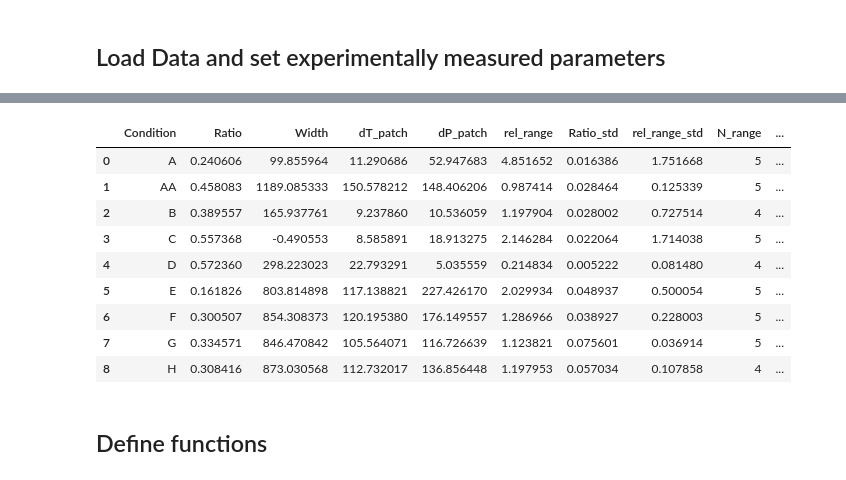
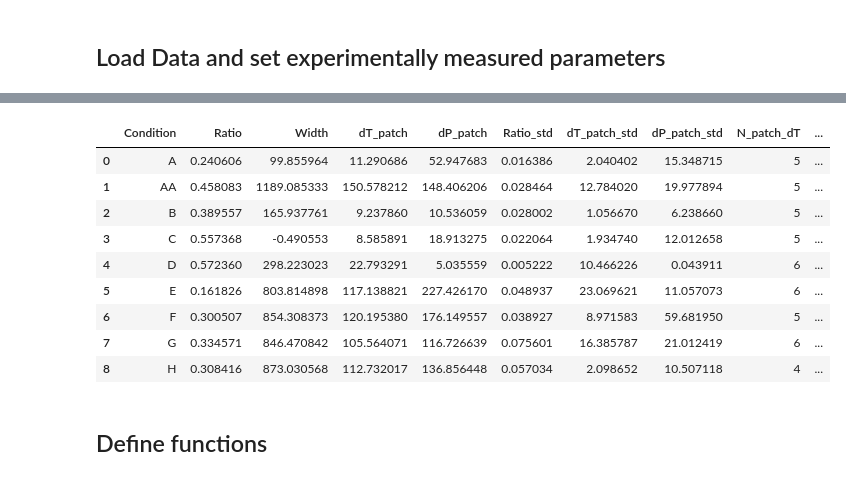
Before and after one commit to simonvanvliet/AuxotrophRangeExpansionModel, a Jupyter notebook: fit_parameters_range_expansion.ipynb, the cells around one changed output, grey strips where cells are left out. Saved outputs shown, nothing was run; the diff lists cells and outputs as text; code cells hidden in the pictures.

```diff
--- a/fit_parameters_range_expansion.ipynb
+++ b/fit_parameters_range_expansion.ipynb
@@ -35,8 +35,5 @@ growth_rates['WT'] = (growth_rates['dP'] + growth_rates['dT'])/2
 
 #load range expansion data
 df = pd.read_csv('Experimental-datafiles/community_data.csv')
-
-#add relative patch width
-df['rel_range'] = df['dP_patch']/df['dT_patch']
 df.head(n=18)
 # %% [output]
@@ -60,24 +57,26 @@ df.head(n=18)
 # %%
 #average over biological replicates
-df_mean = df.groupby('Condition')[['Ratio', 'Width', 'dT_patch', 'dP_patch', 'rel_range']].mean()
+df_mean = df.groupby('Condition')[['Ratio', 'Width', 'dT_patch', 'dP_patch']].mean()
 df_mean['Ratio_std'] = df.groupby('Condition')['Ratio'].std()
-df_mean['rel_range_std'] = df.groupby('Condition')['rel_range'].std()
-df_mean['N_range'] = df.groupby('Condition')['rel_range'].count()
+df_mean['dT_patch_std'] = df.groupby('Condition')['dT_patch'].std()
+df_mean['dP_patch_std'] = df.groupby('Condition')['dP_patch'].std()
+df_mean['N_patch_dT'] = df.groupby('Condition')['dT_patch'].count()
+df_mean['N_patch_dP'] = df.groupby('Condition')['dP_patch'].count()
 df_mean['N_eq'] = df.groupby('Condition')['Ratio'].count()
 df_mean.reset_index(inplace=True)
 df_mean['rel_growth'] = df_mean['Width'] / df_mean.loc[df_mean['Condition'] == 'AA', 'Width'].values[0]
 df_mean.head(n=9)
 # %% [output]
-|  | Condition | Ratio | Width | dT_patch | dP_patch | rel_range | Ratio_std | rel_range_std | N_range | ... |
-| 0 | A | 0.240606 | 99.855964 | 11.290686 | 52.947683 | 4.851652 | 0.016386 | 1.751668 | 5 | ... |
-| 1 | AA | 0.458083 | 1189.085333 | 150.578212 | 148.406206 | 0.987414 | 0.028464 | 0.125339 | 5 | ... |
-| 2 | B | 0.389557 | 165.937761 | 9.237860 | 10.536059 | 1.197904 | 0.028002 | 0.727514 | 4 | ... |
-| 3 | C | 0.557368 | -0.490553 | 8.585891 | 18.913275 | 2.146284 | 0.022064 | 1.714038 | 5 | ... |
-| 4 | D | 0.572360 | 298.223023 | 22.793291 | 5.035559 | 0.214834 | 0.005222 | 0.081480 | 4 | ... |
-| 5 | E | 0.161826 | 803.814898 | 117.138821 | 227.426170 | 2.029934 | 0.048937 | 0.500054 | 5 | ... |
-| 6 | F | 0.300507 | 854.308373 | 120.195380 | 176.149557 | 1.286966 | 0.038927 | 0.228003 | 5 | ... |
-| 7 | G | 0.334571 | 846.470842 | 105.564071 | 116.726639 | 1.123821 | 0.075601 | 0.036914 | 5 | ... |
-| 8 | H | 0.308416 | 873.030568 | 112.732017 | 136.856448 | 1.197953 | 0.057034 | 0.107858 | 4 | ... |
+|  | Condition | Ratio | Width | dT_patch | dP_patch | Ratio_std | dT_patch_std | dP_patch_std | N_patch_dT | ... |
+| 0 | A | 0.240606 | 99.855964 | 11.290686 | 52.947683 | 0.016386 | 2.040402 | 15.348715 | 5 | ... |
+| 1 | AA | 0.458083 | 1189.085333 | 150.578212 | 148.406206 | 0.028464 | 12.784020 | 19.977894 | 5 | ... |
+| 2 | B | 0.389557 | 165.937761 | 9.237860 | 10.536059 | 0.028002 | 1.056670 | 6.238660 | 5 | ... |
+| 3 | C | 0.557368 | -0.490553 | 8.585891 | 18.913275 | 0.022064 | 1.934740 | 12.012658 | 5 | ... |
+| 4 | D | 0.572360 | 298.223023 | 22.793291 | 5.035559 | 0.005222 | 10.466226 | 0.043911 | 6 | ... |
+| 5 | E | 0.161826 | 803.814898 | 117.138821 | 227.426170 | 0.048937 | 23.069621 | 11.057073 | 6 | ... |
+| 6 | F | 0.300507 | 854.308373 | 120.195380 | 176.149557 | 0.038927 | 8.971583 | 59.681950 | 5 | ... |
+| 7 | G | 0.334571 | 846.470842 | 105.564071 | 116.726639 | 0.075601 | 16.385787 | 21.012419 | 6 | ... |
+| 8 | H | 0.308416 | 873.030568 | 112.732017 | 136.856448 | 0.057034 | 2.098652 | 10.507118 | 4 | ... |
 # %% [markdown]
 ## Define functions
 # %%
```
Also changed, not shown: parts of 5 cells of this notebook, 6 other files.
